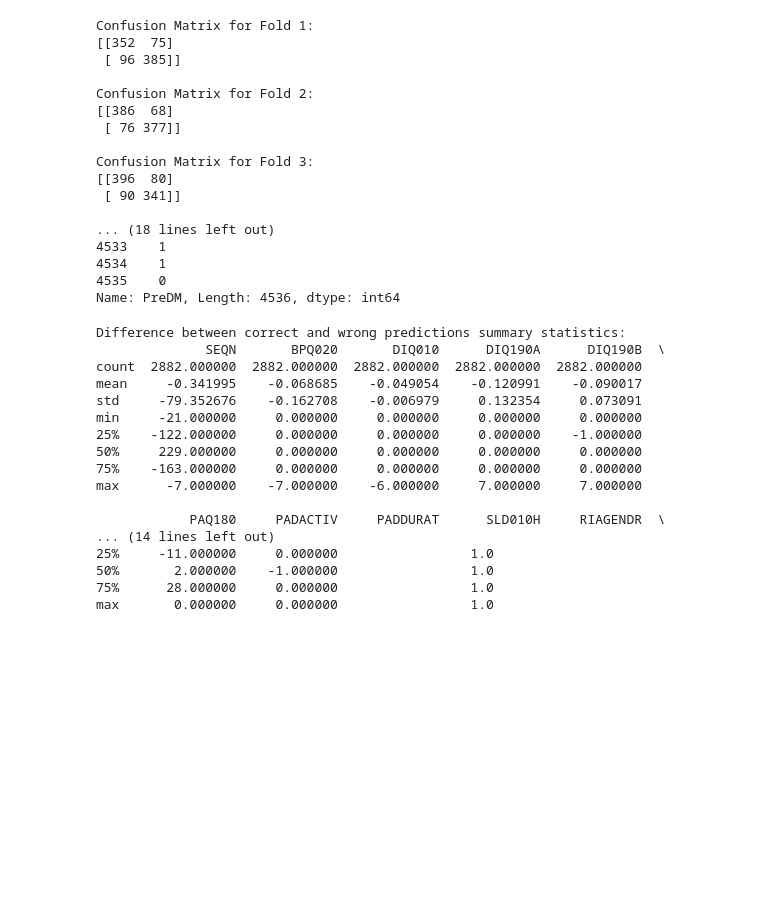
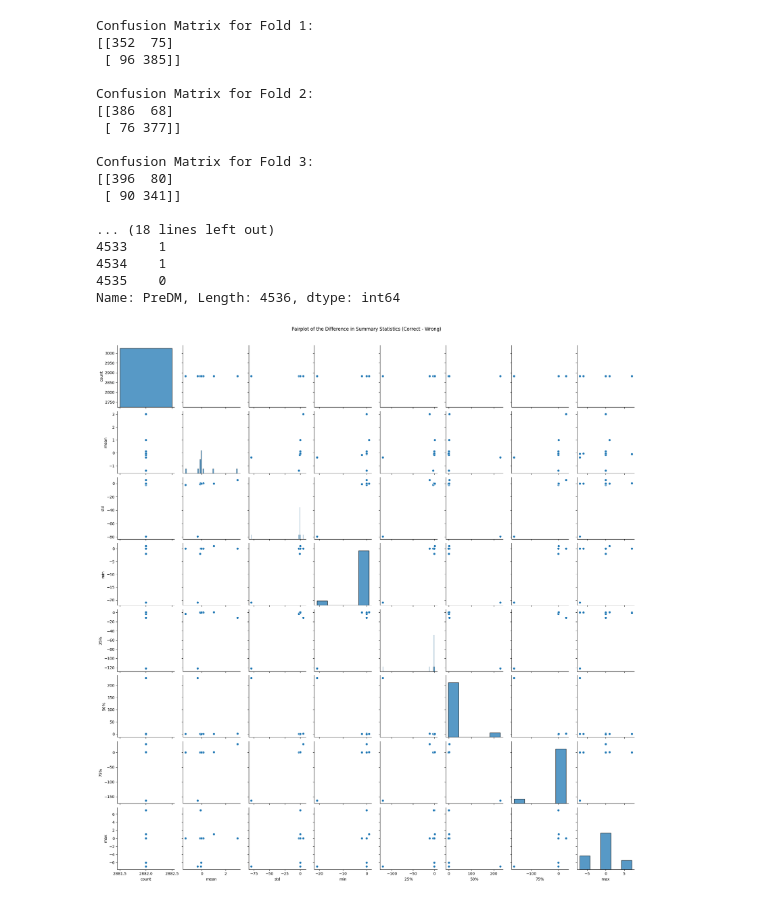
Before and after one commit to BK5102/FURI_Research-Project, a Jupyter notebook: final_analysis.ipynb, the cells around one changed output. Drawn from its saved outputs; the diff is of its cells as text; code cells hidden in the pictures; blank space fills up the shorter version.

Commit message:
pairplot of difference between correct and wrong values

```diff
--- a/final_analysis.ipynb
+++ b/final_analysis.ipynb
@@ -225,27 +225,24 @@ wrong = labeled_selected_features[labeled_selected_features['Prediction_Correct'
 # %%
 correct_desc = correct.describe()
 wrong_desc = wrong.describe()
-# %%
-difference = correct_desc - wrong_desc
-
-# Print the difference
-#print("Difference between correct and wrong predictions summary statistics:")
-#print(difference)
-# %% [output]
-Difference between correct and wrong predictions summary statistics:
-              SEQN       BPQ020       DIQ010      DIQ190A      DIQ190B  \
-count  2882.000000  2882.000000  2882.000000  2882.000000  2882.000000
-mean     -0.341995    -0.068685    -0.049054    -0.120991    -0.090017
-std     -79.352676    -0.162708    -0.006979     0.132354     0.073091
-min     -21.000000     0.000000     0.000000     0.000000     0.000000
-25%    -122.000000     0.000000     0.000000     0.000000    -1.000000
-50%     229.000000     0.000000     0.000000     0.000000     0.000000
-75%    -163.000000     0.000000     0.000000     0.000000     0.000000
-max      -7.000000    -7.000000    -6.000000     7.000000     7.000000
-
-            PAQ180     PADACTIV     PADDURAT      SLD010H     RIAGENDR  \
-... (14 lines left out)
-25%     -11.000000     0.000000                 1.0
-50%       2.000000    -1.000000                 1.0
-75%      28.000000     0.000000                 1.0
-max       0.000000     0.000000                 1.0
+# %%
+difference = correct_desc - wrong_desc
+
+# Print the difference
+# print("Difference between correct and wrong predictions summary statistics:")
+# print(difference)
+
+difference.to_csv("selected_features_final_with_predictions_difference.csv", sep='\t')
+
+## pairplot of difference
+# Transpose the difference to make it suitable for pairplot (each column represents a feature)
+difference_transposed = difference.T
+
+# Create a pairplot of the difference
+sns.pairplot(difference_transposed)
+plt.suptitle("Pairplot of the Difference in Summary Statistics (Correct - Wrong)", y=1.02)
+plt.savefig("final_visualizations/pairplot_difference_statistics.png")
+
+plt.show()
+# %% [output]
+[figure, added]
```
Also changed, not shown: 2 other files.
